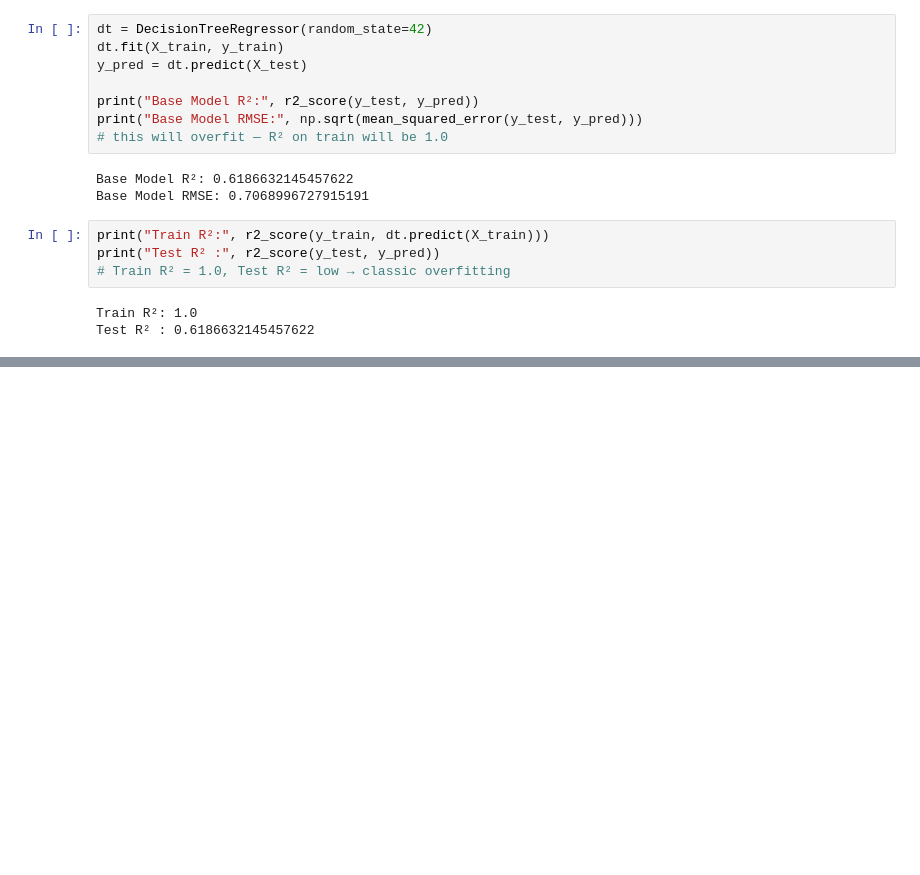
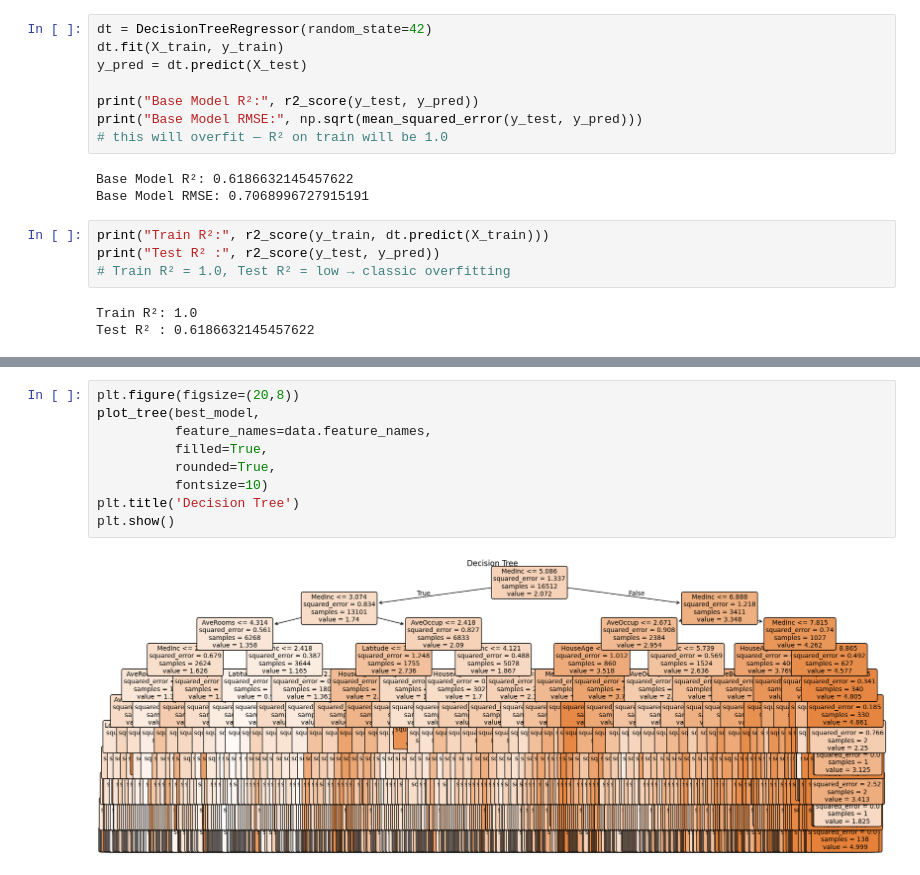
Before and after one commit to AkshitaSharma211/ml-journey, a Jupyter notebook: 03_decision_trees-regression.ipynb, the cells around one changed output, grey strips where cells are left out. Cells and saved outputs as stored; diff of their text form; blank space fills up the shorter version.

```diff
--- a/03_decision_trees-regression.ipynb
+++ b/03_decision_trees-regression.ipynb
@@ -91,0 +159,11 @@ Test R² : 0.6186632145457622
+# %%
+plt.figure(figsize=(20,8))
+plot_tree(best_model,
+          feature_names=data.feature_names,
+          filled=True,
+          rounded=True,
+          fontsize=10)
+plt.title('Decision Tree')
+plt.show()
+# %% [output]
+[figure, added]
```
Also changed, not shown: parts of 8 cells of this notebook.
